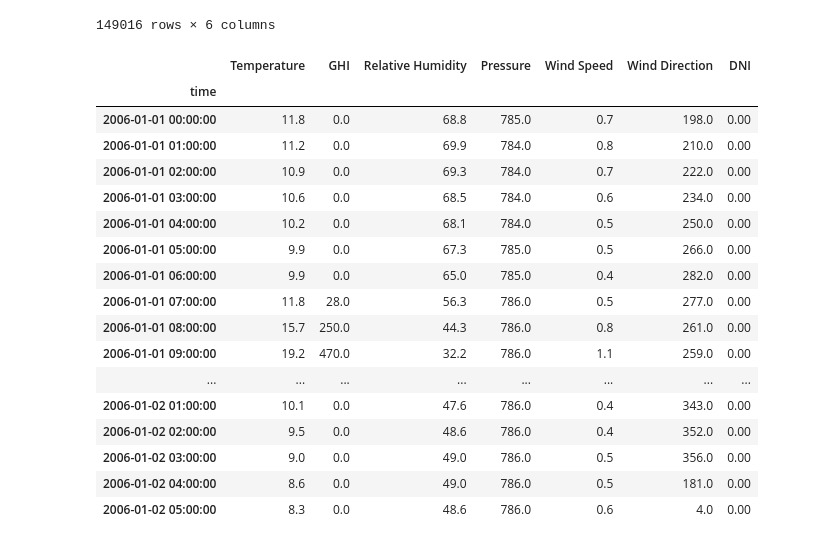
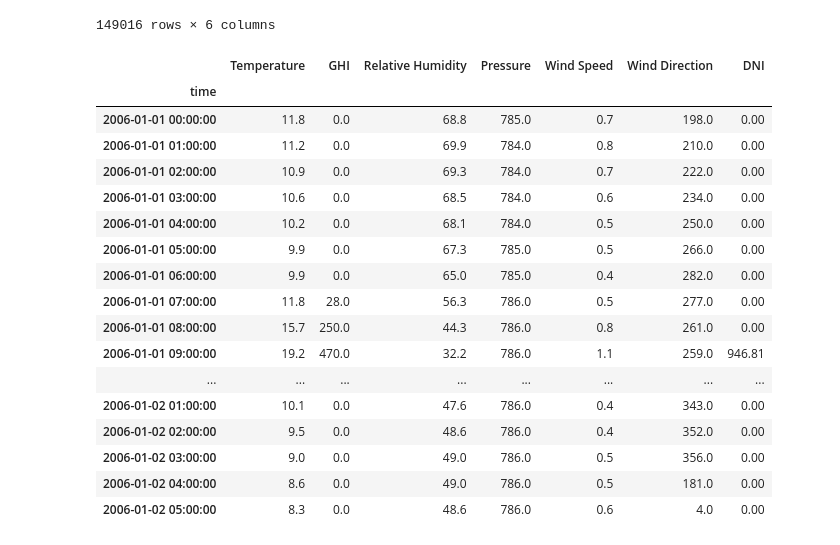
Before and after one commit to rodrigoms95/recurso_solar, a Jupyter notebook: code/test.ipynb, the cells around one changed output. Cells and saved outputs as stored; diff of their text form; code cells hidden in the pictures.

```diff
--- a/code/test.ipynb
+++ b/code/test.ipynb
@@ -61,48 +61,54 @@ df["EQT"] = ( ( 0.000075 + 0.001868*np.cos(df["Day Angle"])
     -0.040849*np.sin(2*df["Day Angle"])) * 229.18 )
 df["Hour Angle"] = ( 15 * ( df.index.hour - 12
     - 0.5 + df["EQT"]/60 + ((lon-TZ*15)*4)/60 ) )
-df["Zenith Angle"] = acos( cos(df["DEC"]) * cos(lat)
-    * cos(df["Hour Angle"]) + sin(df["DEC"]) * sin(lat) )
-df["AM"] = ( ( 1/cos(df["Zenith Angle"])
-    + 0.15/(93.885 - df["Zenith Angle"])**1.253 ) * df["Pressure"]/1013.25 )
-df["AM"] = df["AM"].where( df["Zenith Angle"] < 80, 0 )
-df["Kt"] = df["GHI"] / ( cos(df["Zenith Angle"]) * df["ETR"] )
+df["lon_subs"] = -15 * ( df.index.hour - TZ + df["EQT"]/60 )
+df["Sx"] = cos(df["DEC"])*cos(df["lon_subs"]-lon)
+df["Sy"] = ( cos(lat)*sin(df["DEC"])
+    - sin(lat)*cos(df["DEC"])*cos(df["lon_subs"]-lon) )
+df["Sz"] = ( sin(lat)*sin(df["DEC"])
+    - cos(lat)*cos(df["DEC"])*cos(df["lon_subs"]-lon) )
+df["Zenith"] = acos(df["Sz"])
+df["AM"] = ( ( 1/cos(df["Zenith"])
+    + 0.15/(93.885 - df["Zenith"])**1.253 ) * df["Pressure"]/1013.25 )
+df["AM"] = df["AM"].where( df["Zenith"] < 80, 0 )
+df["Kt"] = df["GHI"] / ( cos(df["Zenith"]) * df["ETR"] )
 df["Kt"] = df["Kt"].where( df["AM"] > 0, 0 )
 df["A_1"] = -5.743 + 21.77*df["Kt"] - 27.49*df["Kt"]**2 + 11.56*df["Kt"]**3
 df["A_2"] = 0.512 - 1.56*df["Kt"] + 2.286*df["Kt"]**2 - 2.222*df["Kt"]**3
 df["A"] = df["A_1"].where( df["Kt"] > 0.6, df["A_2"] ).where( df["Kt"] > 0, 0 )
 df["B_1"] = 41.4 - 118.5*df["Kt"] + 66.05*df["Kt"]**2 + 31.9*df["Kt"]**3
 df["B_2"] = 0.37 + 0.962*df["Kt"]
 df["B"] = df["B_1"].where( df["Kt"] > 0.6, df["B_2"] ).where( df["Kt"] > 0, 0 )
 df["C_1"] = -47.01 + 184.2*df["Kt"] - 222*df["Kt"]**2 + 73.81*df["Kt"]**3
 df["C_2"] = -0.28 + 0.932*df["Kt"] - 2.048*df["Kt"]**2
 df["C"] = df["C_1"].where( df["Kt"] > 0.6, df["C_2"] ).where( df["Kt"] > 0, 0 )
 df["D_Kn"] = df["A"] + df["B"] * np.exp( df["C"] * df["AM"] )
 df["D_Kn"] = df["D_Kn"].where( df["Kt"] > 0, 0 )
 df["Knc"] = ( 0.886 - 0.122*df["AM"] + 0.0121*df["AM"]**2
     - 0.000653*df["AM"]**3 + 0.000014*df["AM"]**4 )
 df["Knc"] = df["Knc"].where( df["Kt"] > 0, 0 )
 df["DNI"] = df["ETR"] * ( df["Knc"] - df["D_Kn"] )
 df["DNI"] = df["DNI"].where( df["Kt"] > 0, 0
     ).where( df["DNI"] > 0, 0 ).round( decimals = 2 )
-df = df.drop( [ "Day Angle", "ETR", "DEC", "EQT", "Hour Angle",
-    "Zenith Angle", "AM", "Kt", "A_1", "A_2", "A", "B_1",
-    "B_2", "B", "C_1", "C_2", "C", "D_Kn", "Knc" ], axis = 1 )
+df = df.drop( [ "Day Angle", "ETR", "DEC", "EQT",
+    "Hour Angle", "lon_subs", "Sx", "Sy", "Sz", "Zenith",
+    "AM", "Kt", "A_1", "A_2", "A", "B_1", "B_2", "B",
+    "C_1", "C_2", "C", "D_Kn", "Knc" ], axis = 1 )
 
 df.head(30)
 # %% [output]
 |  | Temperature | GHI | Relative Humidity | Pressure | Wind Speed | Wind Direction | DNI |
 | time |  |  |  |  |  |  |  |
 | 2006-01-01 00:00:00 | 11.8 | 0.0 | 68.8 | 785.0 | 0.7 | 198.0 | 0.00 |
 | 2006-01-01 01:00:00 | 11.2 | 0.0 | 69.9 | 784.0 | 0.8 | 210.0 | 0.00 |
 | 2006-01-01 02:00:00 | 10.9 | 0.0 | 69.3 | 784.0 | 0.7 | 222.0 | 0.00 |
 | 2006-01-01 03:00:00 | 10.6 | 0.0 | 68.5 | 784.0 | 0.6 | 234.0 | 0.00 |
 | 2006-01-01 04:00:00 | 10.2 | 0.0 | 68.1 | 784.0 | 0.5 | 250.0 | 0.00 |
 | 2006-01-01 05:00:00 | 9.9 | 0.0 | 67.3 | 785.0 | 0.5 | 266.0 | 0.00 |
 | 2006-01-01 06:00:00 | 9.9 | 0.0 | 65.0 | 785.0 | 0.4 | 282.0 | 0.00 |
 | 2006-01-01 07:00:00 | 11.8 | 28.0 | 56.3 | 786.0 | 0.5 | 277.0 | 0.00 |
 | 2006-01-01 08:00:00 | 15.7 | 250.0 | 44.3 | 786.0 | 0.8 | 261.0 | 0.00 |
-| 2006-01-01 09:00:00 | 19.2 | 470.0 | 32.2 | 786.0 | 1.1 | 259.0 | 0.00 |
+| 2006-01-01 09:00:00 | 19.2 | 470.0 | 32.2 | 786.0 | 1.1 | 259.0 | 946.81 |
 | ... | ... | ... | ... | ... | ... | ... | ... |
 | 2006-01-02 01:00:00 | 10.1 | 0.0 | 47.6 | 786.0 | 0.4 | 343.0 | 0.00 |
 | 2006-01-02 02:00:00 | 9.5 | 0.0 | 48.6 | 786.0 | 0.4 | 352.0 | 0.00 |
```
Also changed, not shown: parts of 8 cells of this notebook.
